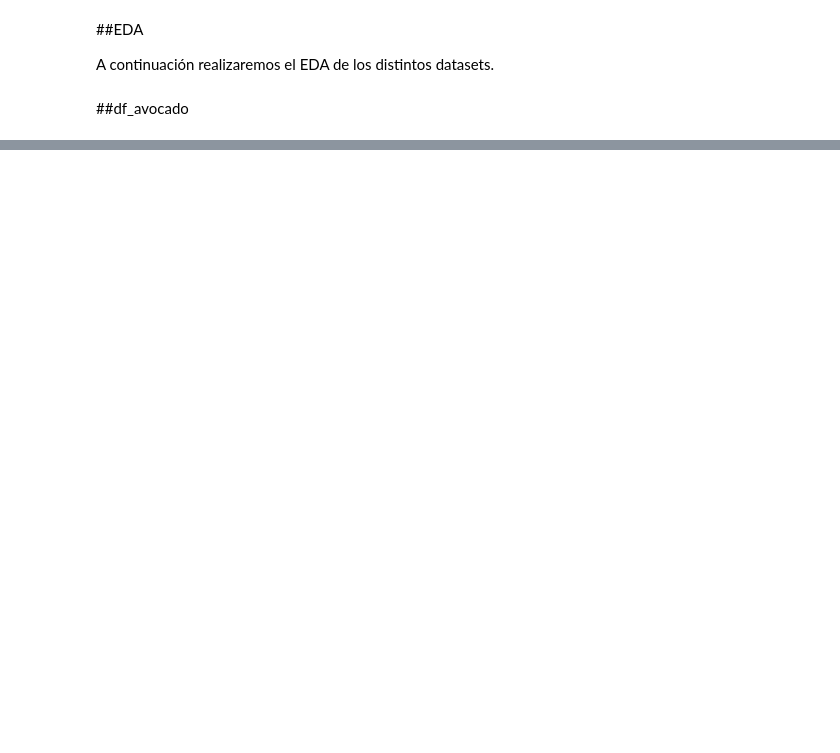
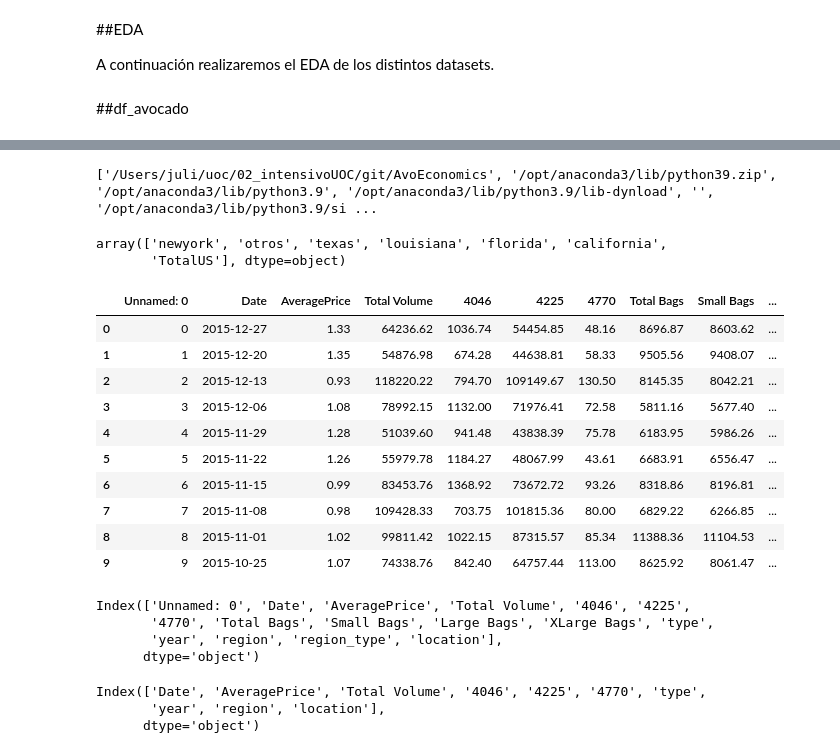
Before and after one commit to Julix4/AvoEconomics, a Jupyter notebook: EDA.ipynb, the cells around one changed output, grey strips where cells are left out. Drawn from its saved outputs; the diff is of its cells as text; code cells hidden in the pictures; blank space fills up the shorter version.

```diff
--- a/EDA.ipynb
+++ b/EDA.ipynb
@@ -45,3 +51,16 @@ memory usage: 1.9+ MB
 | 50% | 24.000000 | 1.370000 | 1.073768e+05 | 8.645300e+03 | 2.906102e+04 | 1.849900e+02 | 3.974383e+04 | 2.636282e+04 | 2.647710e+03 | ... |
 | 75% | 38.000000 | 1.660000 | 4.329623e+05 | 1.110202e+05 | 1.502069e+05 | 6.243420e+03 | 1.107834e+05 | 8.333767e+04 | 2.202925e+04 | ... |
 | max | 52.000000 | 3.250000 | 6.250565e+07 | 2.274362e+07 | 2.047057e+07 | 2.546439e+06 | 1.937313e+07 | 1.338459e+07 | 5.719097e+06 | ... |
+# %%
+import sys
+import os
+
+# Agrega la ruta raíz al sys.path
+project_root = os.path.abspath('.')  # Usa el directorio actual
+if project_root not in sys.path:
+    sys.path.append(project_root)
+
+# Verifica las rutas
+print(sys.path)
+# %% [output]
+['/Users/juli/uoc/02_intensivoUOC/git/AvoEconomics', '/opt/anaconda3/lib/python39.zip', '/opt/anaconda3/lib/python3.9', '/opt/anaconda3/lib/python3.9/lib-dynload', '', '/opt/anaconda3/lib/python3.9/si ...
@@ -47,0 +71,45 @@ memory usage: 1.9+ MB
+# %%
+# Llamar a las funciones creadas en utils, para la selección de la región de estudio.
+df_avocado_hotels = df_avocado.copy()
+
+# Crear la columna 'region_type'
+df_avocado_hotels['region_type'] = df_avocado_hotels['region'].apply(get_region_classification)
+# Crear la columna 'location'
+df_avocado_hotels['location'] = df_avocado_hotels['region'].apply(get_group_location)
+# %%
+df_avocado_hotels['location'].unique()
+# %% [output]
+array(['newyork', 'otros', 'texas', 'louisiana', 'florida', 'california',
+       'TotalUS'], dtype=object)
+# %%
+# Filtrar el dataset por la region de estudio
+df_avocado_hotels = df_avocado_hotels[df_avocado_hotels["location"].isin(['newyork', 'texas', 'louisiana', 'florida', 'california',])]
+# %%
+df_avocado_hotels.head(10)
+# %% [output]
+|  | Unnamed: 0 | Date | AveragePrice | Total Volume | 4046 | 4225 | 4770 | Total Bags | Small Bags | ... |
+| 0 | 0 | 2015-12-27 | 1.33 | 64236.62 | 1036.74 | 54454.85 | 48.16 | 8696.87 | 8603.62 | ... |
+| 1 | 1 | 2015-12-20 | 1.35 | 54876.98 | 674.28 | 44638.81 | 58.33 | 9505.56 | 9408.07 | ... |
+| 2 | 2 | 2015-12-13 | 0.93 | 118220.22 | 794.70 | 109149.67 | 130.50 | 8145.35 | 8042.21 | ... |
+| 3 | 3 | 2015-12-06 | 1.08 | 78992.15 | 1132.00 | 71976.41 | 72.58 | 5811.16 | 5677.40 | ... |
+| 4 | 4 | 2015-11-29 | 1.28 | 51039.60 | 941.48 | 43838.39 | 75.78 | 6183.95 | 5986.26 | ... |
+| 5 | 5 | 2015-11-22 | 1.26 | 55979.78 | 1184.27 | 48067.99 | 43.61 | 6683.91 | 6556.47 | ... |
+| 6 | 6 | 2015-11-15 | 0.99 | 83453.76 | 1368.92 | 73672.72 | 93.26 | 8318.86 | 8196.81 | ... |
+| 7 | 7 | 2015-11-08 | 0.98 | 109428.33 | 703.75 | 101815.36 | 80.00 | 6829.22 | 6266.85 | ... |
+| 8 | 8 | 2015-11-01 | 1.02 | 99811.42 | 1022.15 | 87315.57 | 85.34 | 11388.36 | 11104.53 | ... |
+| 9 | 9 | 2015-10-25 | 1.07 | 74338.76 | 842.40 | 64757.44 | 113.00 | 8625.92 | 8061.47 | ... |
+# %%
+df_avocado_hotels.columns
+# %% [output]
+Index(['Unnamed: 0', 'Date', 'AveragePrice', 'Total Volume', '4046', '4225',
+       '4770', 'Total Bags', 'Small Bags', 'Large Bags', 'XLarge Bags', 'type',
+       'year', 'region', 'region_type', 'location'],
+      dtype='object')
+# %%
+df_avocado_hotels = df_avocado_hotels[['Date', 'AveragePrice', 'Total Volume', '4046', '4225',
+       '4770','type', 'year', 'region','location']]
+df_avocado_hotels.columns
+# %% [output]
+Index(['Date', 'AveragePrice', 'Total Volume', '4046', '4225', '4770', 'type',
+       'year', 'region', 'location'],
+      dtype='object')
```
Also changed, not shown: parts of 8 cells of this notebook, 6 other files.
